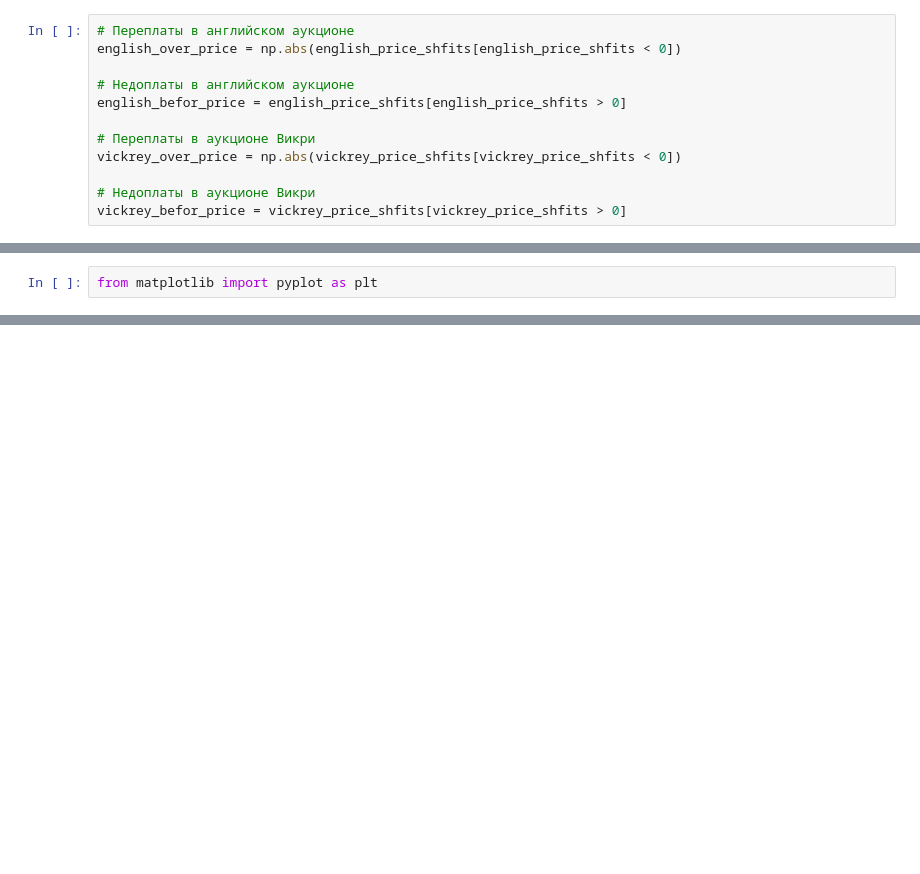
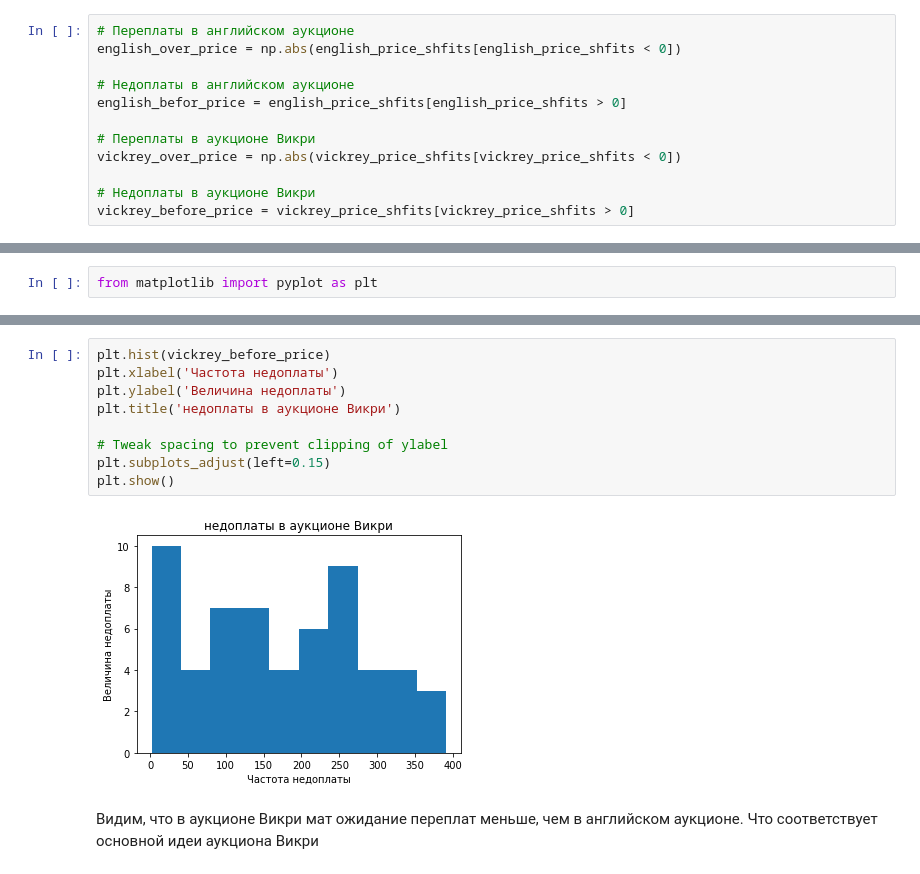
Before and after one commit to drkwdck/GameTheory, a Jupyter notebook: Lab_4.ipynb, the cells around one changed output, grey strips where cells are left out. Drawn from its saved outputs; the diff is of its cells as text; blank space fills up the shorter version.

```diff
--- a/Lab_4.ipynb
+++ b/Lab_4.ipynb
@@ -557,7 +597,7 @@ english_befor_price = english_price_shfits[english_price_shfits > 0]
 vickrey_over_price = np.abs(vickrey_price_shfits[vickrey_price_shfits < 0])
 
 # Недоплаты в аукционе Викри
-vickrey_befor_price = vickrey_price_shfits[vickrey_price_shfits > 0]
+vickrey_before_price = vickrey_price_shfits[vickrey_price_shfits > 0]
 # %% [markdown]
 Построим гистограммы переплат и недоплат.
 # %%
@@ -595,0 +638,13 @@ plt.show()
+# %%
+plt.hist(vickrey_before_price)
+plt.xlabel('Частота недоплаты')
+plt.ylabel('Величина недоплаты')
+plt.title('недоплаты в аукционе Викри')
+
+# Tweak spacing to prevent clipping of ylabel
+plt.subplots_adjust(left=0.15)
+plt.show()
+# %% [output]
+[figure, added]
+# %% [markdown]
+Видим, что в аукционе Викри мат ожидание переплат меньше, чем в английском аукционе. Что соответствует основной идеи аукциона Викри
```
Also changed, not shown: parts of 17 cells of this notebook.
